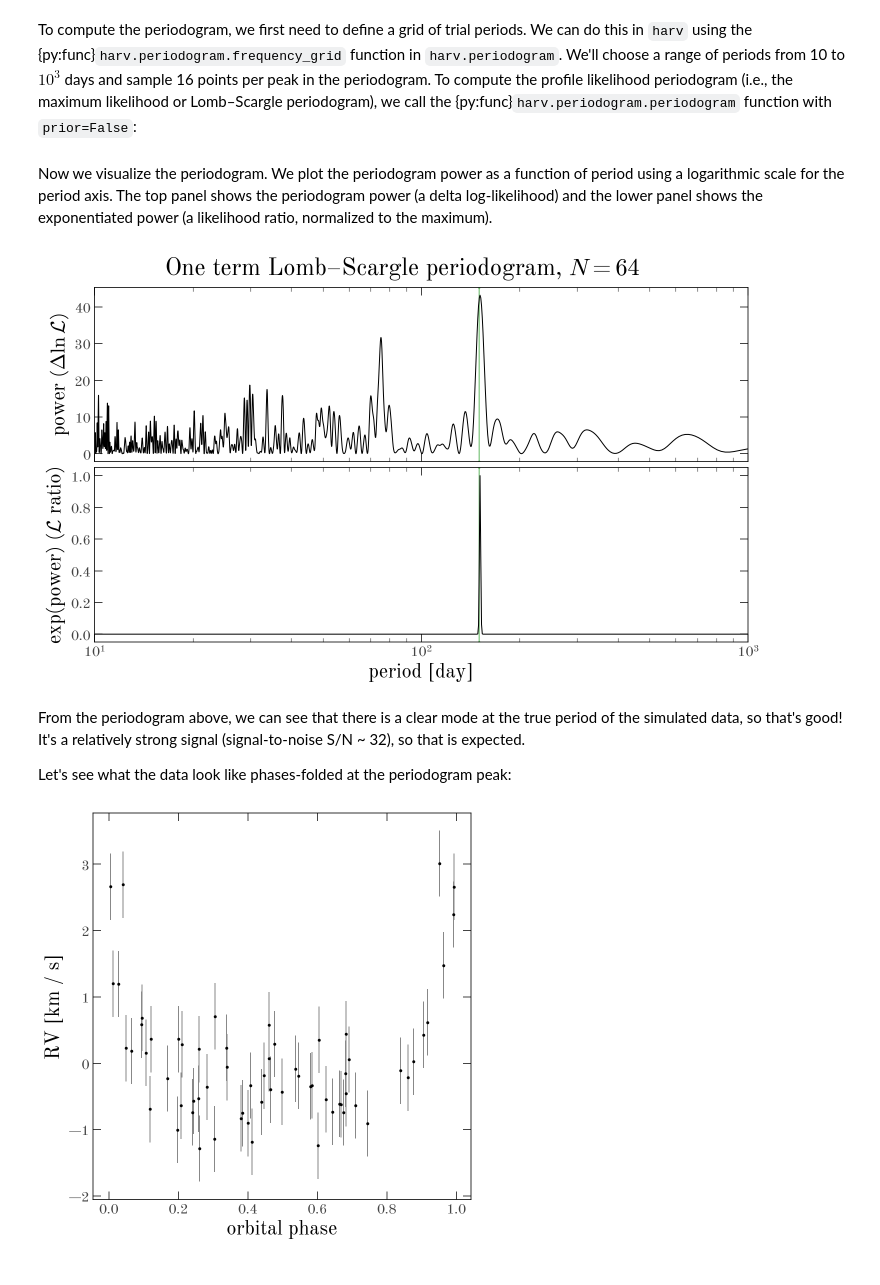
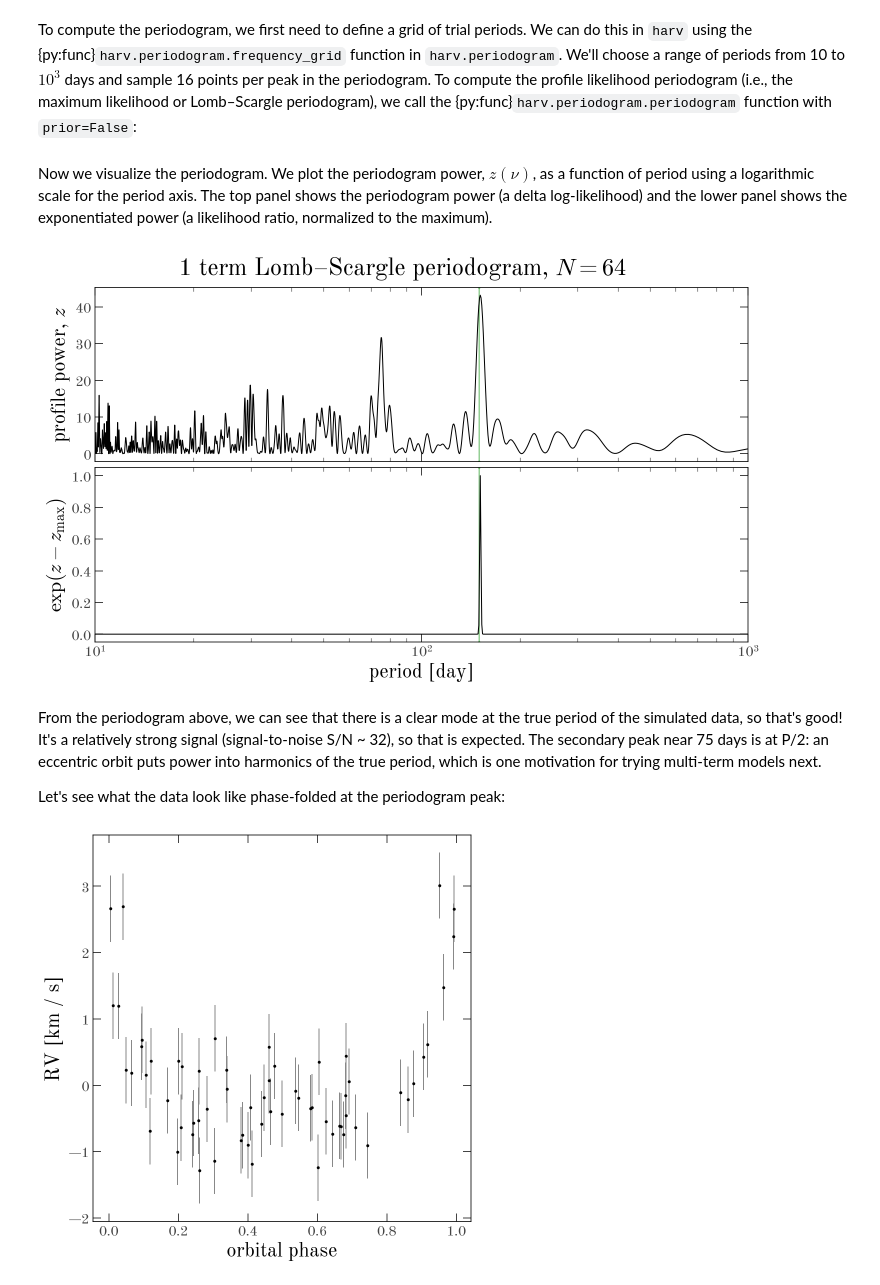
Before and after one commit to adrn/harv, a Jupyter notebook: docs/tutorials/case-studies/kepler-periodogram.ipynb, the cells around one changed output. Cells and saved outputs as stored; diff of their text form; code cells hidden in the pictures.

```diff
--- a/docs/tutorials/case-studies/kepler-periodogram.ipynb
+++ b/docs/tutorials/case-studies/kepler-periodogram.ipynb
@@ -58,12 +67,14 @@ _ = data_1.plot(ax=ax)
 To compute the periodogram, we first need to define a grid of trial periods. We can do this in `harv` using the {py:func}`harv.periodogram.frequency_grid` function in `harv.periodogram`. We'll choose a range of periods from 10 to $10^3$ days and sample 16 points per peak in the periodogram. To compute the profile likelihood periodogram (i.e., the maximum likelihood or Lomb–Scargle periodogram), we call the {py:func}`harv.periodogram.periodogram` function with `prior=False`:
 # %%
 P_min, P_max = Q([10.0, 1e3], "day")
+
+grid_samples_per_peak = 16
 grid = hp.frequency_grid(
-    data_1, period_min=P_min, period_max=P_max, samples_per_peak=16
+    data_1, period_min=P_min, period_max=P_max, samples_per_peak=grid_samples_per_peak
 )
 profile_pgram_nterms1 = hp.periodogram(data_1, grid, prior=False, n_terms=1)
 # %% [markdown]
-Now we visualize the periodogram. We plot the periodogram power as a function of period using a logarithmic scale for the period axis. The top panel shows the periodogram power (a delta log-likelihood) and the lower panel shows the exponentiated power (a likelihood ratio, normalized to the maximum).
+Now we visualize the periodogram. We plot the periodogram power, $z(\nu)$, as a function of period using a logarithmic scale for the period axis. The top panel shows the periodogram power (a delta log-likelihood) and the lower panel shows the exponentiated power (a likelihood ratio, normalized to the maximum).
 # %%
 def plot_periodogram(pgram):
     fig, axes = plt.subplots(
@@ -81,46 +92,44 @@ def plot_periodogram(pgram):
     )
     _ = ax.set(
         xscale="log",
-        # xlabel="period [day]",
-        ylabel=r"power ($\Delta \ln \mathcal{L}$)",
+        ylabel="profile power, $z$",
     )
 
     ax = axes[1]
     ax.plot(
         ustrip("day", pgram.period),
         jnp.exp(pgram.delta_ln_likelihood - pgram.delta_ln_likelihood.max()),
         marker="",
         lw=1.0,
     )
     _ = ax.set(
         xscale="log",
         xlabel="period [day]",
-        ylabel=r"exp(power) ($\mathcal{L}$ ratio)",
+        ylabel=r"$\exp(z-z_{\max})$",
         xlim=(jnp.min(pgram_P), jnp.max(pgram_P)),
     )
 
     for ax in axes:
         ax.axvline(
             ustrip("day", truth["period"]),
             color="tab:green",
             ls="-",
             alpha=0.5,
             zorder=-10,
         )
 
     return fig, axes
 
 
 fig, _ = plot_periodogram(profile_pgram_nterms1)
-_ = fig.suptitle(
-    f"One term Lomb–Scargle periodogram, $N={data_1.n_times}$", fontsize=24
-)
+_ = fig.suptitle(f"1 term Lomb–Scargle periodogram, $N={data_1.n_times}$", fontsize=24)
 # %% [output]
-[figure, old version]
+[figure, new version]
 # %% [markdown]
 From the periodogram above, we can see that there is a clear mode at the true period of the simulated data, so that's good! It's a relatively strong signal (signal-to-noise S/N ~ 32), so that is expected.
+The secondary peak near 75 days is at P/2: an eccentric orbit puts power into harmonics of the true period, which is one motivation for trying multi-term models next.
 
-Let's see what the data look like phases-folded at the periodogram peak:
+Let's see what the data look like phase-folded at the periodogram peak:
 # %%
 _ = data_1.plot(phase_fold=profile_pgram_nterms1.max_period())
 # %% [output]
```
Also changed, not shown: parts of 47 cells of this notebook, 1 other file.
